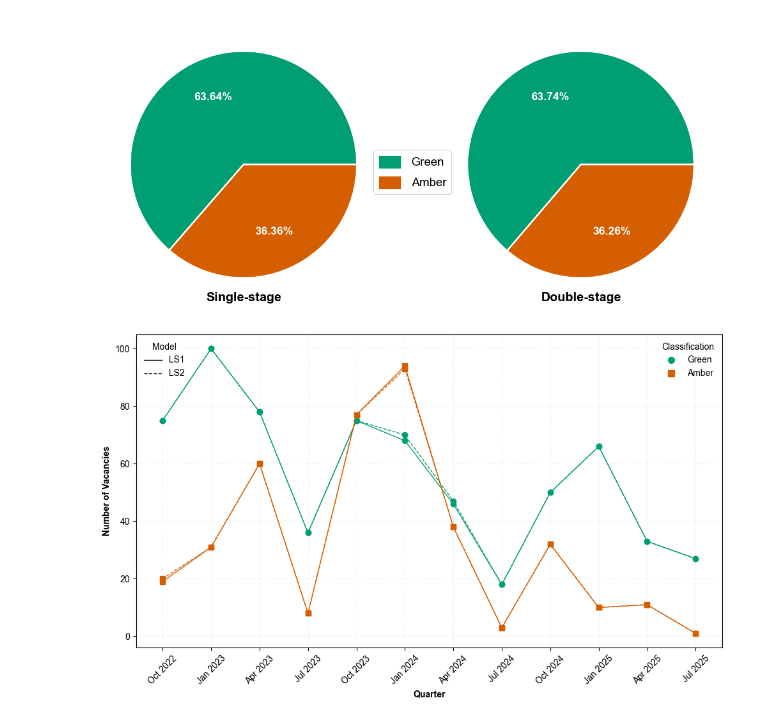
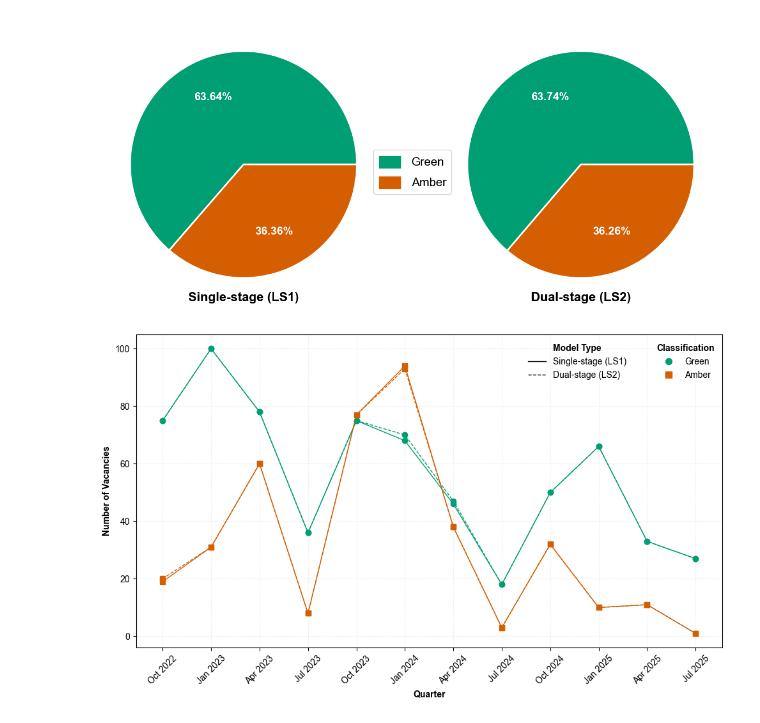
Before and after one commit to elijahalways/EVR, a Jupyter notebook: evr_nlp_visuals.ipynb, the cells around one changed output. Cells and saved outputs as stored; diff of their text form; code cells hidden in the pictures.

```diff
--- a/evr_nlp_visuals.ipynb
+++ b/evr_nlp_visuals.ipynb
@@ -100,14 +100,14 @@ fig, axes = plt.subplots(1, 2, figsize=(12, 6))
 axes[0].pie(values1, colors=colors, autopct='%1.2f%%', pctdistance=0.65,
             textprops={'fontsize': 14, 'fontweight': 'bold', 'color': 'white'},
             wedgeprops={'edgecolor': 'white', 'linewidth': 2})
-axes[0].text(0.5, 0.05, "Single-stage", transform=axes[0].transAxes,
+axes[0].text(0.5, 0.05, "Single-stage (LS1)", transform=axes[0].transAxes,
              ha='center', va='top', fontsize=16, fontweight='bold')
 
 # Pie chart LS2
 axes[1].pie(values2, colors=colors, autopct='%1.2f%%', pctdistance=0.65,
             textprops={'fontsize': 14, 'fontweight': 'bold', 'color': 'white'},
             wedgeprops={'edgecolor': 'white', 'linewidth': 2})
-axes[1].text(0.5, 0.05, "Double-stage", transform=axes[1].transAxes,
+axes[1].text(0.5, 0.05, "Dual-stage (LS2)", transform=axes[1].transAxes,
              ha='center', va='top', fontsize=16, fontweight='bold')
 
 # Shared legend
@@ -126,7 +126,7 @@ plt.tight_layout(rect=[0, 0, 1, 0.88])
 
 plt.savefig('fdf_nlp_pie.svg', format='svg', bbox_inches='tight')
 # %% [output]
-[figure, old version]
+[figure, new version]
 # %%
 # Plot quarterly VSRS trends
 
@@ -207,14 +207,14 @@ model_legend = [
         color="black",
         linestyle="-",
         linewidth=1,
-        label="LS1"
+        label="Single-stage (LS1)"
     ),
     Line2D(
         [0], [0],
         color="black",
         linestyle="--",
         linewidth=1,
-        label="LS2"
+        label="Dual-stage (LS2)"
     )
 ]
 
@@ -224,44 +224,49 @@ colour_legend = [
         [0], [0],
         color=colours["green"],
         marker="o",
         linestyle="None",
         markersize=7,
         label="Green"
     ),
     Line2D(
         [0], [0],
         color=colours["amber"],
         marker="s",
         linestyle="None",
         markersize=7,
         label="Amber"
     )
 ]
 
-# Add model legend
-legend1 = ax.legend(
+# Add both legends side-by-side above the plot
+legend1 = ax.legend( # Add model legend
     handles=model_legend,
-    loc="upper left",
-    title="Model",
-    frameon=False
+    loc="lower right",
+    bbox_to_anchor=(0.85, 0.83),
+    title="Model Type",
+    title_fontproperties={"weight": "bold"},
+    frameon=False,
+    ncol=1
+)
+
+legend2 = ax.legend( # Add classification legend
+    handles=colour_legend,
+    loc="lower right",
+    bbox_to_anchor=(1, 0.83),
+    title="Classification",
+    title_fontproperties={"weight": "bold"},
+    frameon=False,
+    ncol=1
 )
 
 ax.add_artist(legend1) # Two legends
-
-# Add classification legend
-ax.legend(
-    handles=colour_legend,
-    loc="upper right",
-    title="Classification",
-    frameon=False
-)
 
 fig.tight_layout()
 
 plt.savefig(
     "fdf_nlp_line.svg",
     format="svg",
     bbox_inches="tight"
 )
 # %% [output]
-[figure, old version]
+[figure, new version]
```
